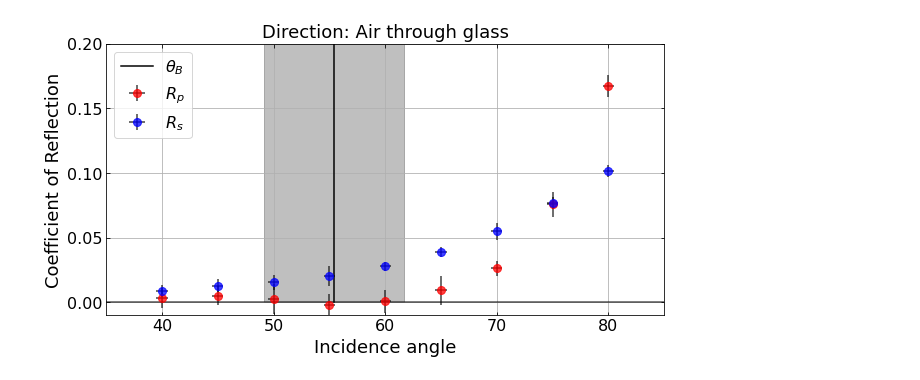
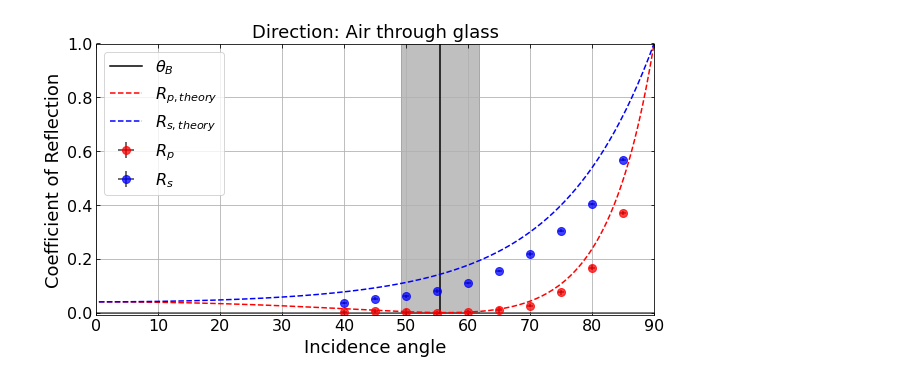
Before and after one commit to fred465f/Forsoeg_1, a Jupyter notebook: Data/Labdag 3/Data_csv/Coff_fit_R_luft_glas.ipynb, the cells around one changed output. Saved outputs shown, nothing was run; the diff lists cells and outputs as text; code cells hidden in the pictures.

```diff
--- a/Data/Labdag 3/Data_csv/Coff_fit_R_luft_glas.ipynb
+++ b/Data/Labdag 3/Data_csv/Coff_fit_R_luft_glas.ipynb
@@ -66,35 +68,49 @@ err_ang = 6.28
 xs_1 = np.linspace(ang-err_ang, ang+err_ang, 100)
 
 #Arbitrary y limits
 y_min = 0
 y_max = 1
 
 ys = np.linspace(0,1,3)
 xs_2 = [ang for c in ys]
 
+#teoretisk
+n1 = 1
+n2 = 1.5
+xs = np.linspace(0,90,200)
+rads = xs*(np.pi/(180))
+the_2 = np.arcsin((n1/n2)*np.sin(rads))
+R_ps = ((np.tan(rads-the_2))**2)/(np.tan(rads+the_2)**2)
+R_ss = ((np.sin(rads-the_2))**2)/(np.sin(rads+the_2)**2)
+
 ax.errorbar(x=df['Angle_small'],y=df['Coff_Rp'],
              fmt='o',mfc='r',mec='r',ms=8,
              xerr=df['Angle_alpha'],yerr=df['Coff_Rp_err'],
              ecolor='k',label=r'$R_p$',alpha=0.75)
 
 ax.errorbar(x=df['Angle_small'],y=df['Coff_Rs'],
              fmt='o',mfc='b',mec='b',ms=8,
              xerr=df['Angle_alpha'],yerr=df['Coff_Rs_err'],
              ecolor='k',label=r'$R_s$',alpha=0.75)
 
 ax.plot(xs_2,ys, color='k', label=r'$\theta_B$')
 
 ax.fill_between(x = xs_1, y1=y_max, y2=y_min,color='k',alpha=0.25)
 
+ax.plot(xs,R_ps,color='r',ls='--',label=r'$R_{p,theory}$')
+ax.plot(xs,R_ss,color='b',ls='--',label=r'$R_{s,theory}$')
+
 ax.grid()
 ax.legend()
-ax.set_xlim([35,85])
-ax.set_ylim([-0.01,0.2])
-ax.hlines(0,30,85,alpha=0.5,linewidth=2)
+#ax.set_xlim([35,85])
+ax.set_xlim([0,90])
+#ax.set_ylim([-0.01,0.55])
+ax.set_ylim([-0.01,1])
+ax.hlines(0,0,90,alpha=0.5,linewidth=2)
 ax.set_title('Direction: Air through glass')
 ax.set_ylabel('Coefficient of Reflection')
 ax.set_xlabel('Incidence angle')
 
-plt.savefig("luft_til_glas_plot.pdf")
+plt.savefig("luft_til_glas_plot_rs.pdf")
 # %% [output]
-[figure, old version]
+[figure, new version]
```
Also changed, not shown: parts of 4 cells of this notebook, 12 other files.
